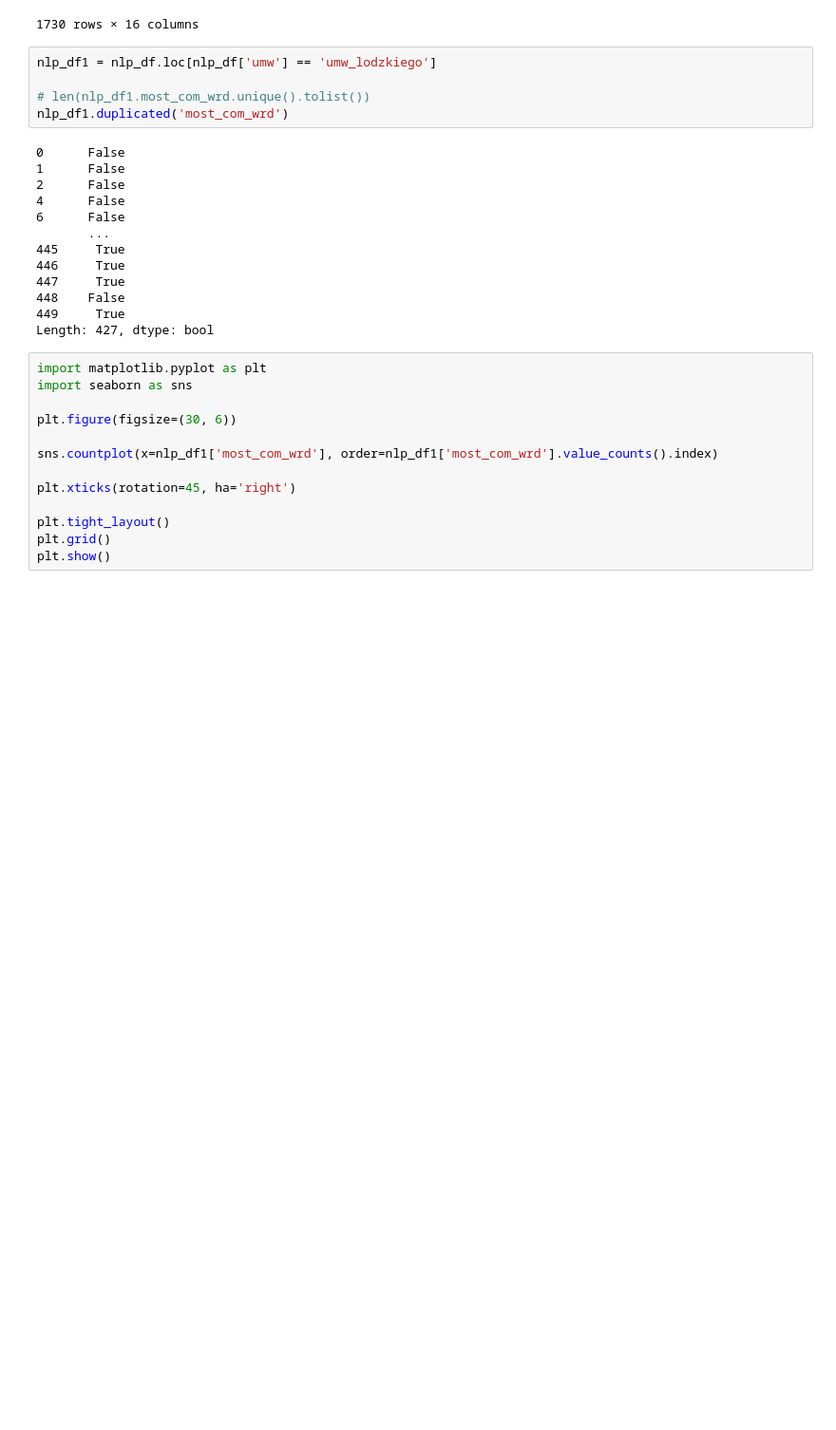
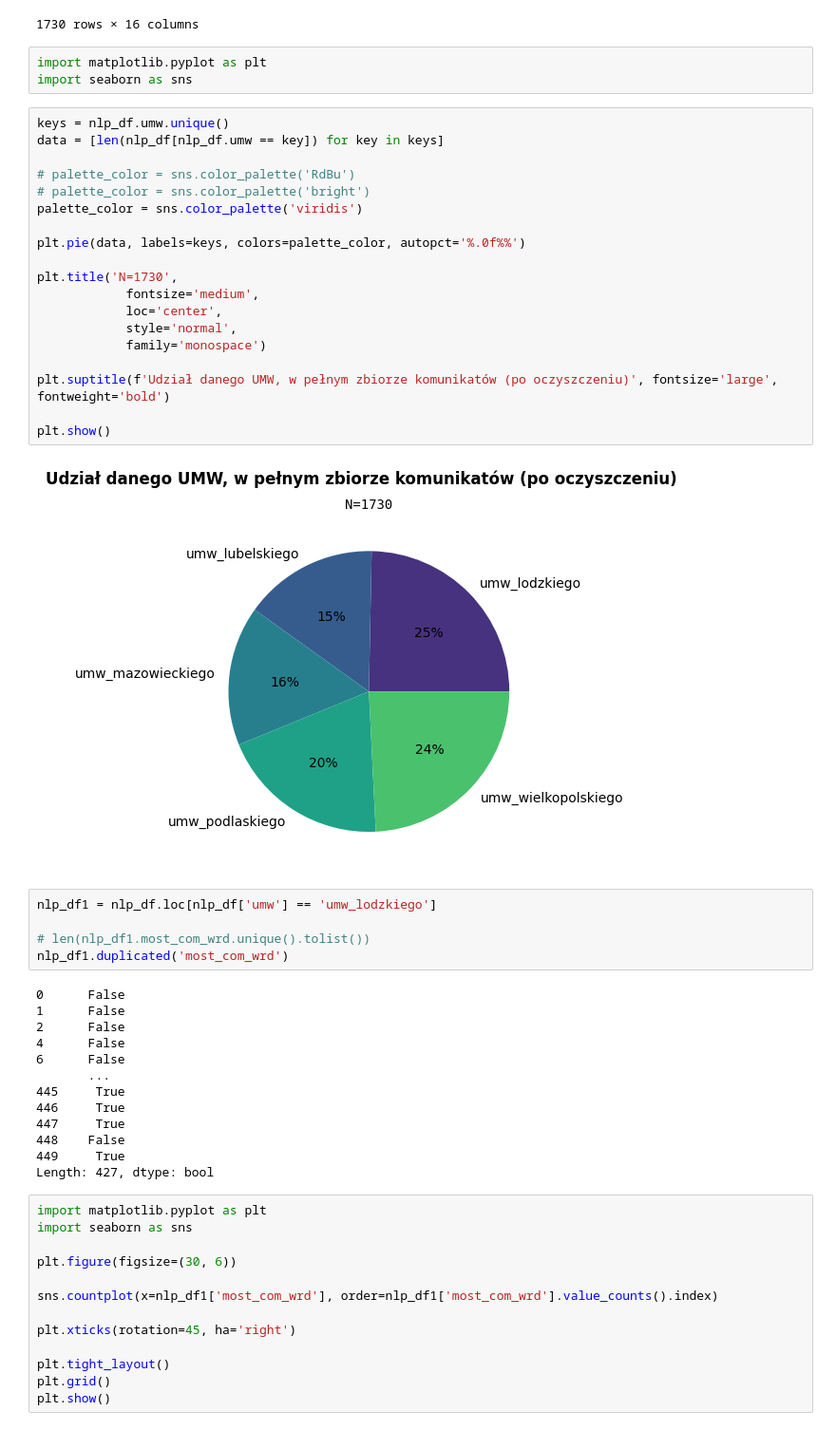
Before and after one commit to KacperSalak/urz_marsz_bip_scrapp, a Jupyter notebook: analytical/df_lemma_comms.ipynb, the cells around one changed output. Shown at 95% size. Cells and saved outputs as stored; diff of their text form; blank space fills up the shorter version.

```diff
--- a/df_lemma_comms.ipynb
+++ b/analytical/df_lemma_comms.ipynb
@@ -157,6 +160,30 @@ nlp_df
 | 2012 | umw_wielkopolskiego | https://bip.umww.pl/292---k_332--... | Plan Zrównoważonego Rozwoju Publi... | Aktualizacja Planu Zrównoważonego... | NaN | NaN | NaN | 2015-02-18 08:13:31 | 2020-12-03 13:27:07 | NaN | ... |
 | 2013 | umw_wielkopolskiego | https://bip.umww.pl/292---k_332--... | Ogłoszenie o zamiarze bezpośredni... | Ogłoszenie o zamiarze bezpośredni... | NaN | NaN | NaN | 2014-12-19 16:56:08 | NaT | NaN | ... |
 1730 rows × 16 columns
+# %%
+import matplotlib.pyplot as plt
+import seaborn as sns
+# %%
+keys = nlp_df.umw.unique()
+data = [len(nlp_df[nlp_df.umw == key]) for key in keys]
+
+# palette_color = sns.color_palette('RdBu')
+# palette_color = sns.color_palette('bright')
+palette_color = sns.color_palette('viridis')
+
+plt.pie(data, labels=keys, colors=palette_color, autopct='%.0f%%')
+
+plt.title('N=1730',
+            fontsize='medium',
+            loc='center',
+            style='normal',
+            family='monospace')
+
+plt.suptitle(f'Udział danego UMW, w pełnym zbiorze komunikatów (po oczyszczeniu)', fontsize='large', fontweight='bold')
+
+plt.show()
+# %% [output]
+[figure, added]
 # %%
 nlp_df1 = nlp_df.loc[nlp_df['umw'] == 'umw_lodzkiego']
 
```
Also changed, not shown: parts of 1 cell of this notebook, 2 other files.
